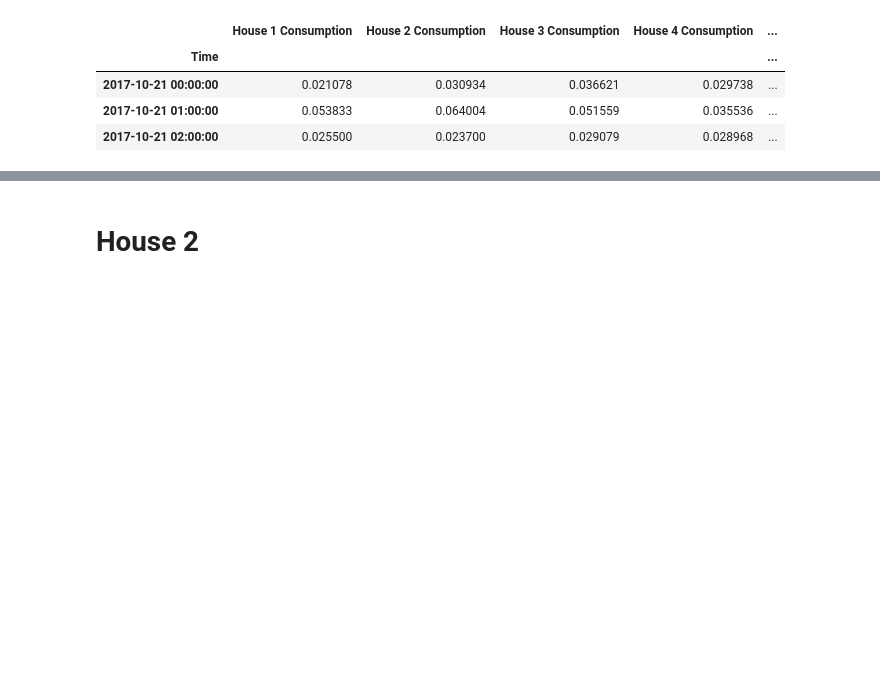
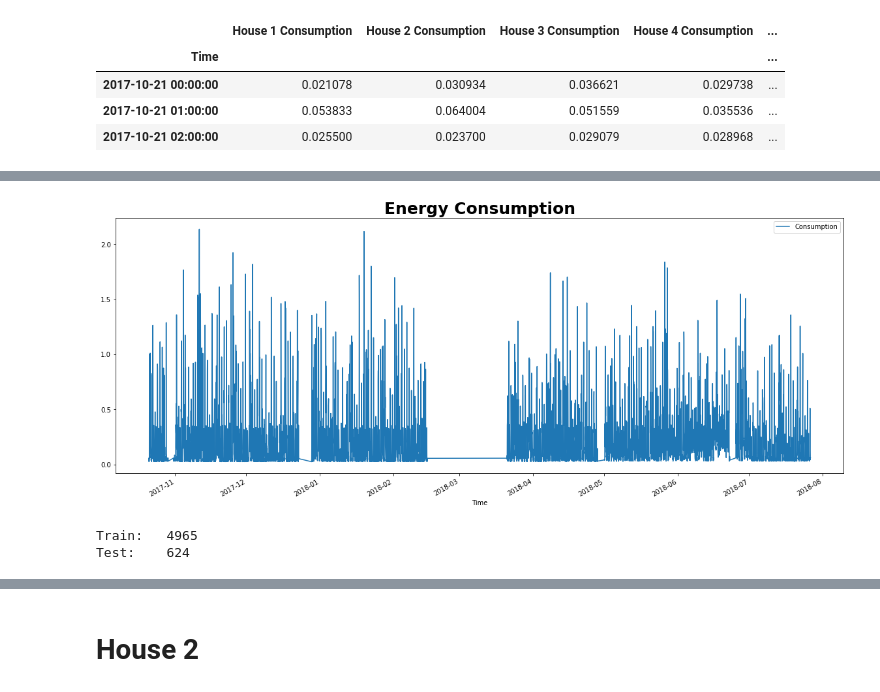
Before and after one commit to filipxg/Neighborhood-Electricity-Simulation, a Jupyter notebook: Notebooks/HousePrediction.ipynb, the cells around one changed output, grey strips where cells are left out. Cells and saved outputs as stored; diff of their text form; code cells hidden in the pictures; blank space fills up the shorter version.

```diff
--- a/Notebooks/HousePrediction.ipynb
+++ b/Notebooks/HousePrediction.ipynb
@@ -21,6 +21,7 @@ Importing plotly failed. Interactive plots will not work.
 current_dir = os.getcwd()
 parent_dir = os.path.dirname(current_dir)
 individual_houses = os.path.join(parent_dir, 'data', 'individual_houses.csv')
+hourly_consumption = os.path.join(parent_dir, 'data', 'hourly_consumption_data.csv')
 # %%
 df_total_houses = pd.read_csv(individual_houses, index_col='Time')
 df_total_houses.describe()
@@ -62,0 +74,3 @@ def windowing(data, window_size, shuffle_buffer, batch_size):
+# %%
+df_hourly_consumption = pd.read_csv(hourly_consumption, index_col='Time')
+df_hourly_consumption.describe()
@@ -62,0 +87,9 @@ def windowing(data, window_size, shuffle_buffer, batch_size):
+# %%
+df_hourly_consumption.index = pd.to_datetime(df_hourly_consumption.index)
+# df_hourly_consumption['Hour'] = df_hourly_consumption.index.hour
+# df_hourly_consumption['Day'] = df_hourly_consumption.index.day
+# df_hourly_consumption['Month'] = df_hourly_consumption.index.month
+# df_hourly_consumption['Quarter'] = df_hourly_consumption.index.quarter
+# df_hourly_consumption['Year'] = df_hourly_consumption.index.year
+
+df_hourly_consumption.head(3)
@@ -62,0 +102,14 @@ def windowing(data, window_size, shuffle_buffer, batch_size):
+# %%
+df_hourly_consumption.plot(figsize=(20,8))
+plt.title('Energy Consumption', weight='bold', fontsize=25);
+# %% [output]
+[figure, added]
+# %%
+df_hourly_train = df_hourly_consumption[df_hourly_consumption.index < '2018-07-01']
+df_hourly_test = df_hourly_consumption[df_hourly_consumption.index >= '2018-07-01']
+
+print('Train:\t', len(df_hourly_train))
+print('Test:\t', len(df_hourly_test))
+# %% [output]
+Train:   4965
+Test:    624
```
Also changed, not shown: parts of 25 cells of this notebook, 6 other files.
